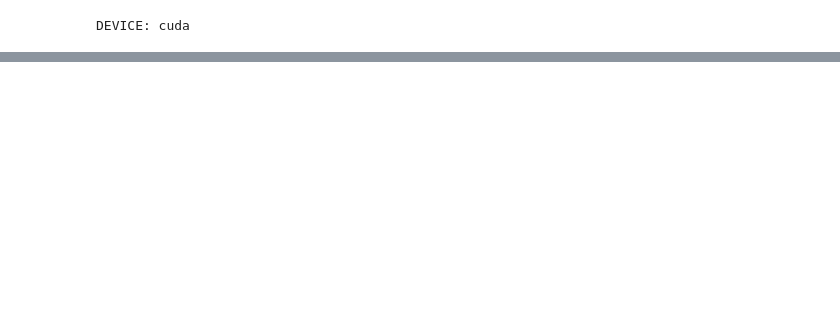
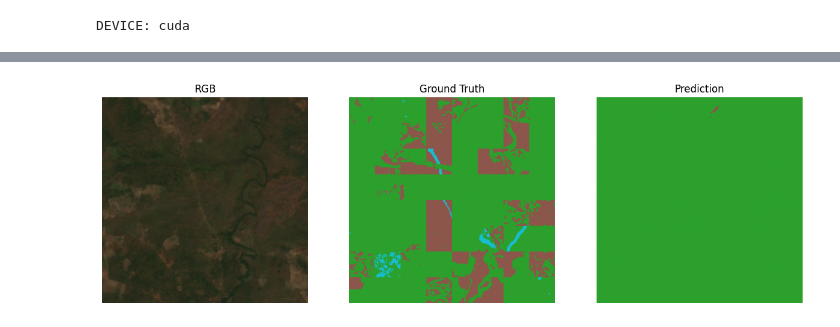
Before and after one commit to Mohamed-Ashraf273/satellite-imagery, a Jupyter notebook: train_p2.ipynb, the cells around one changed output, grey strips where cells are left out. Cells and saved outputs as stored; diff of their text form; code cells hidden in the pictures; blank space fills up the shorter version.

Commit message:
add dl model

```diff
--- a/train_p2.ipynb
+++ b/train_p2.ipynb
@@ -391,4 +374,0 @@ plt.show()
-# %%
-model.load_state_dict(torch.load(best_path, map_location=DEVICE))
-model.eval()
-print("Best model loaded.")
@@ -435,0 +375,42 @@ print("Best val mIoU:", best_val_miou)
+# %%
+@torch.no_grad()
+def show_prediction(model, dataset, idx=0):
+    model.eval()
+
+    image, mask = dataset[idx]
+    x = image.unsqueeze(0).to(device)
+
+    logits = model(x)
+    pred = torch.argmax(logits, dim=1).squeeze(0).cpu().numpy()
+
+    image_np = image.numpy()
+    mask_np = mask.numpy()
+
+    rgb = image_np[[3, 2, 1]]
+    if config.BAND_MEANS is not None and config.BAND_STDS is not None:
+        rgb = rgb * config.BAND_STDS[[3, 2, 1], None, None] + config.BAND_MEANS[[3, 2, 1], None, None]
+    rgb = np.transpose(rgb, (1, 2, 0))
+    rgb = np.clip(rgb * 3.0, 0, 1)
+
+    plt.figure(figsize=(15, 5))
+
+    plt.subplot(1, 3, 1)
+    plt.imshow(rgb)
+    plt.title("RGB")
+    plt.axis("off")
+
+    plt.subplot(1, 3, 2)
+    plt.imshow(mask_np, cmap="tab10", vmin=0, vmax=4)
+    plt.title("Ground Truth")
+    plt.axis("off")
+
+    plt.subplot(1, 3, 3)
+    plt.imshow(pred, cmap="tab10", vmin=0, vmax=4)
+    plt.title("Prediction")
+    plt.axis("off")
+
+    plt.show()
+# %%
+show_prediction(model, val_ds, idx=13)
+# %% [output]
+[figure, added]
```
Also changed, not shown: parts of 24 cells of this notebook, 5 other files.
